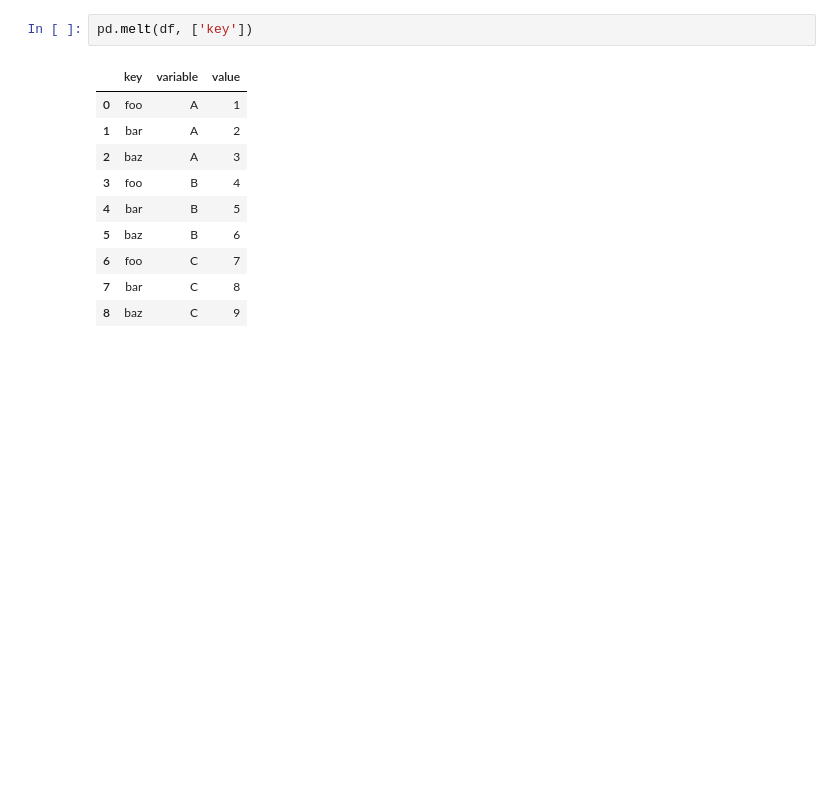
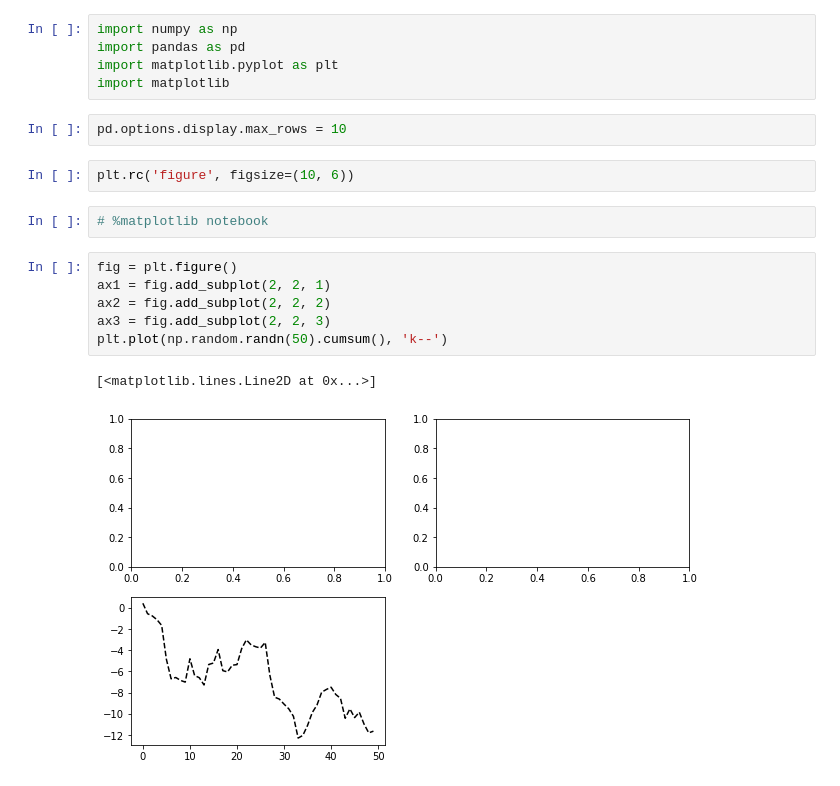
Before and after one commit to csuustc/pydata-book, a Jupyter notebook: Untitled.ipynb, the cells around one changed output. Drawn from its saved outputs; the diff is of its cells as text; blank space fills up the shorter version.

```diff
--- a/Untitled.ipynb
+++ b/Untitled.ipynb
@@ -228,13 +1,20 @@ df
-# %%
-pd.melt(df, ['key'])
-# %% [output]
-|  | key | variable | value |
-| 0 | foo | A | 1 |
-| 1 | bar | A | 2 |
-| 2 | baz | A | 3 |
-| 3 | foo | B | 4 |
-| 4 | bar | B | 5 |
-| 5 | baz | B | 6 |
-| 6 | foo | C | 7 |
-| 7 | bar | C | 8 |
-| 8 | baz | C | 9 |
+# %%
+import numpy as np
+import pandas as pd
+import matplotlib.pyplot as plt
+import matplotlib
+# %%
+pd.options.display.max_rows = 10
+# %%
+plt.rc('figure', figsize=(10, 6))
+# %%
+# %matplotlib notebook
+# %%
+fig = plt.figure()
+ax1 = fig.add_subplot(2, 2, 1)
+ax2 = fig.add_subplot(2, 2, 2)
+ax3 = fig.add_subplot(2, 2, 3)
+plt.plot(np.random.randn(50).cumsum(), 'k--')
+# %% [output]
+[<matplotlib.lines.Line2D at 0x...>]
+[figure, added]
```
Also changed, not shown: parts of 41 cells of this notebook.
